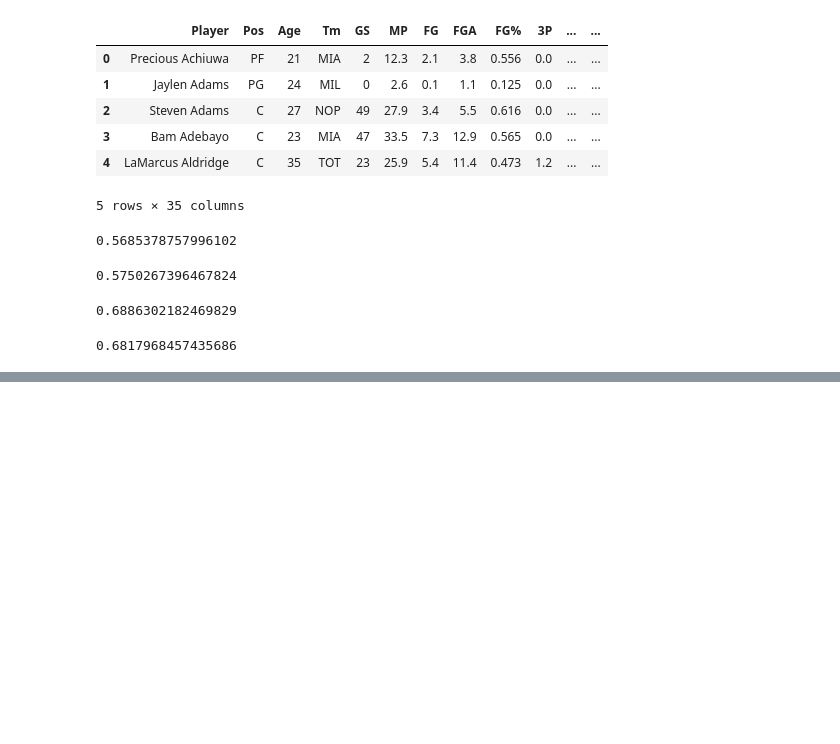
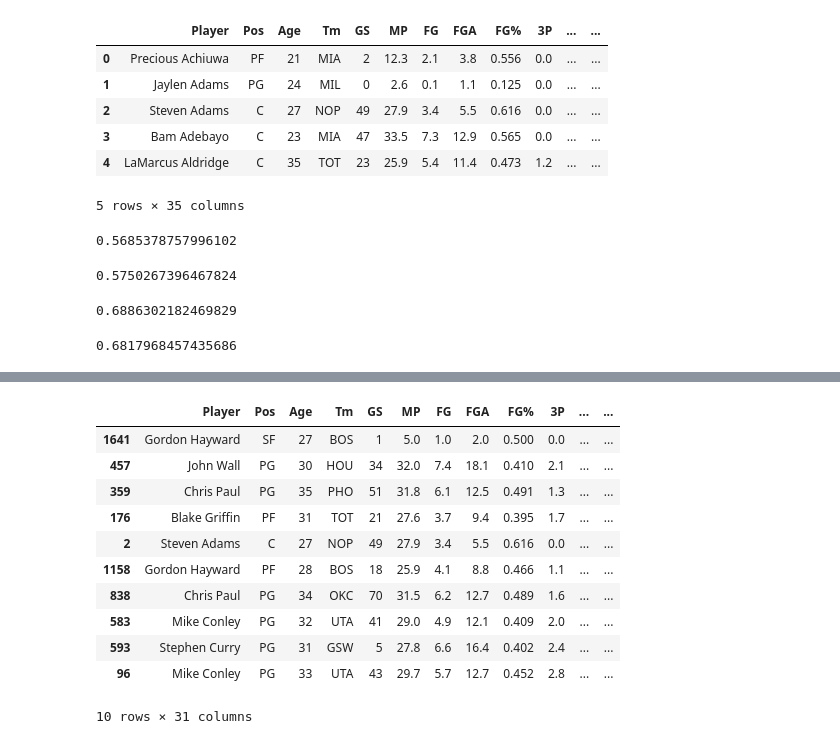
Before and after one commit to Andrewjw91/NBA-Salary-Predictior-Regression-Model, a Jupyter notebook: LR2.ipynb, the cells around one changed output, grey strips where cells are left out. Drawn from its saved outputs; the diff is of its cells as text; code cells hidden in the pictures; blank space fills up the shorter version.

```diff
--- a/LR2.ipynb
+++ b/LR2.ipynb
@@ -128,0 +203,15 @@ m.coef_
+# %%
+df.sort_values(['res']).head(10)
+# %% [output]
+|  | Player | Pos | Age | Tm | GS | MP | FG | FGA | FG% | 3P | ... | ... |
+| 1641 | Gordon Hayward | SF | 27 | BOS | 1 | 5.0 | 1.0 | 2.0 | 0.500 | 0.0 | ... | ... |
+| 457 | John Wall | PG | 30 | HOU | 34 | 32.0 | 7.4 | 18.1 | 0.410 | 2.1 | ... | ... |
+| 359 | Chris Paul | PG | 35 | PHO | 51 | 31.8 | 6.1 | 12.5 | 0.491 | 1.3 | ... | ... |
+| 176 | Blake Griffin | PF | 31 | TOT | 21 | 27.6 | 3.7 | 9.4 | 0.395 | 1.7 | ... | ... |
+| 2 | Steven Adams | C | 27 | NOP | 49 | 27.9 | 3.4 | 5.5 | 0.616 | 0.0 | ... | ... |
+| 1158 | Gordon Hayward | PF | 28 | BOS | 18 | 25.9 | 4.1 | 8.8 | 0.466 | 1.1 | ... | ... |
+| 838 | Chris Paul | PG | 34 | OKC | 70 | 31.5 | 6.2 | 12.7 | 0.489 | 1.6 | ... | ... |
+| 583 | Mike Conley | PG | 32 | UTA | 41 | 29.0 | 4.9 | 12.1 | 0.409 | 2.0 | ... | ... |
+| 593 | Stephen Curry | PG | 31 | GSW | 5 | 27.8 | 6.6 | 16.4 | 0.402 | 2.4 | ... | ... |
+| 96 | Mike Conley | PG | 33 | UTA | 43 | 29.7 | 5.7 | 12.7 | 0.452 | 2.8 | ... | ... |
+10 rows × 31 columns
```
Also changed, not shown: parts of 12 cells of this notebook.
